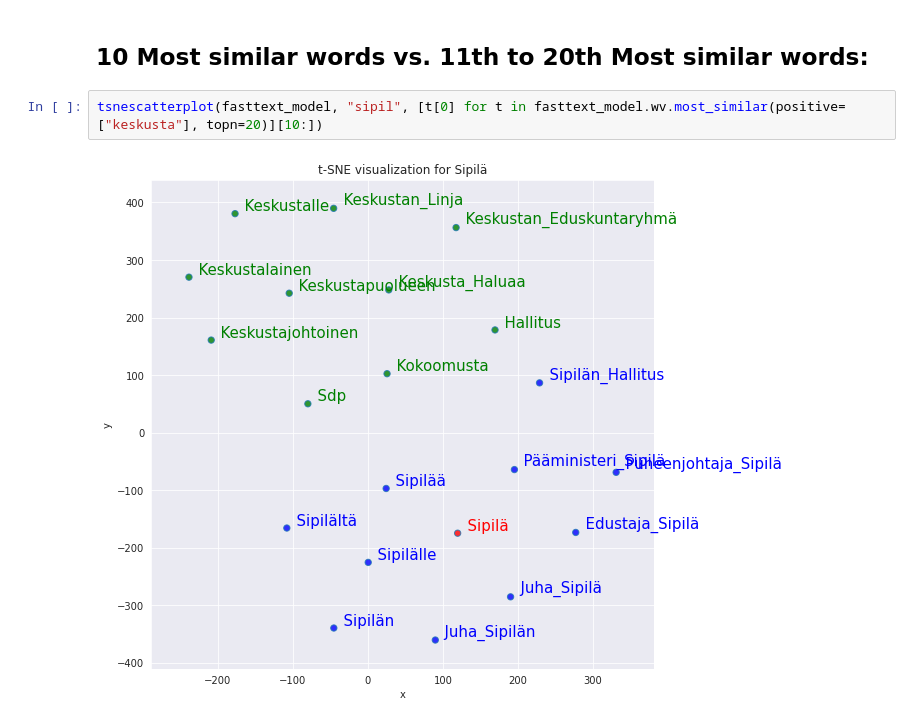
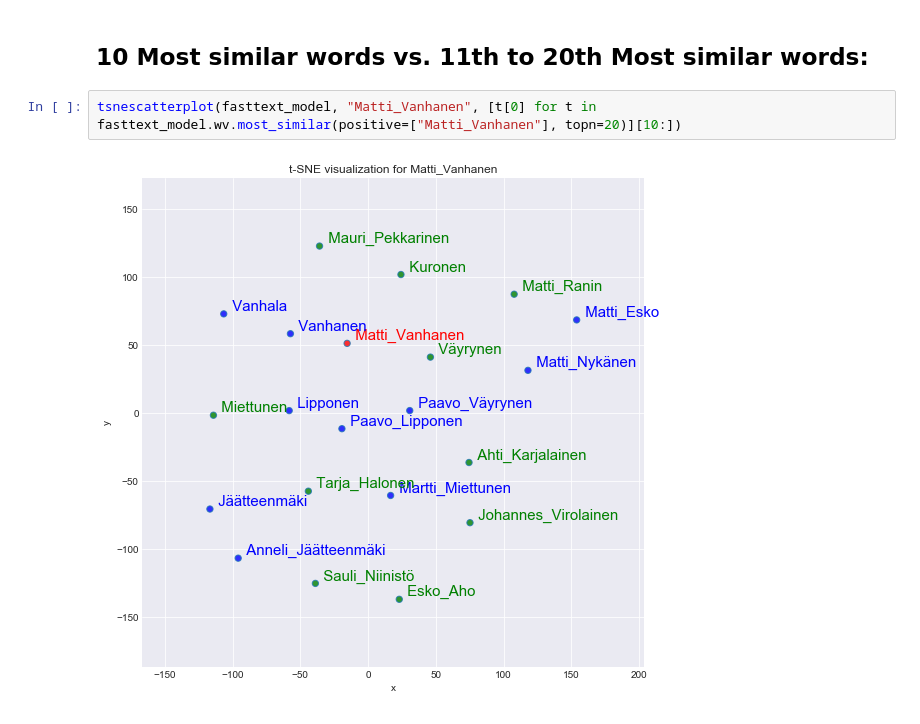
Before and after one commit to jonatanvm/nlp-project, a Jupyter notebook: notebooks/gensim_fasttext_wiki_corpus.ipynb, the cells around one changed output. Saved outputs shown, nothing was run; the diff lists cells and outputs as text.

```diff
--- a/notebooks/gensim_fasttext_wiki_corpus.ipynb
+++ b/notebooks/gensim_fasttext_wiki_corpus.ipynb
@@ -350,6 +352,6 @@ tsnescatterplot(fasttext_model, 'keskusta', [i[0] for i in fasttext_model.wv.mos
 # %% [markdown]
 ## 10 Most similar words vs. 11th to 20th Most similar words:
 # %%
-tsnescatterplot(fasttext_model, "sipil", [t[0] for t in fasttext_model.wv.most_similar(positive=["keskusta"], topn=20)][10:])
+tsnescatterplot(fasttext_model, "Matti_Vanhanen", [t[0] for t in fasttext_model.wv.most_similar(positive=["Matti_Vanhanen"], topn=20)][10:])
 # %% [output]
-[figure, old version]
+[figure, new version]
```
Also changed, not shown: parts of 11 cells of this notebook, 2 other files.
